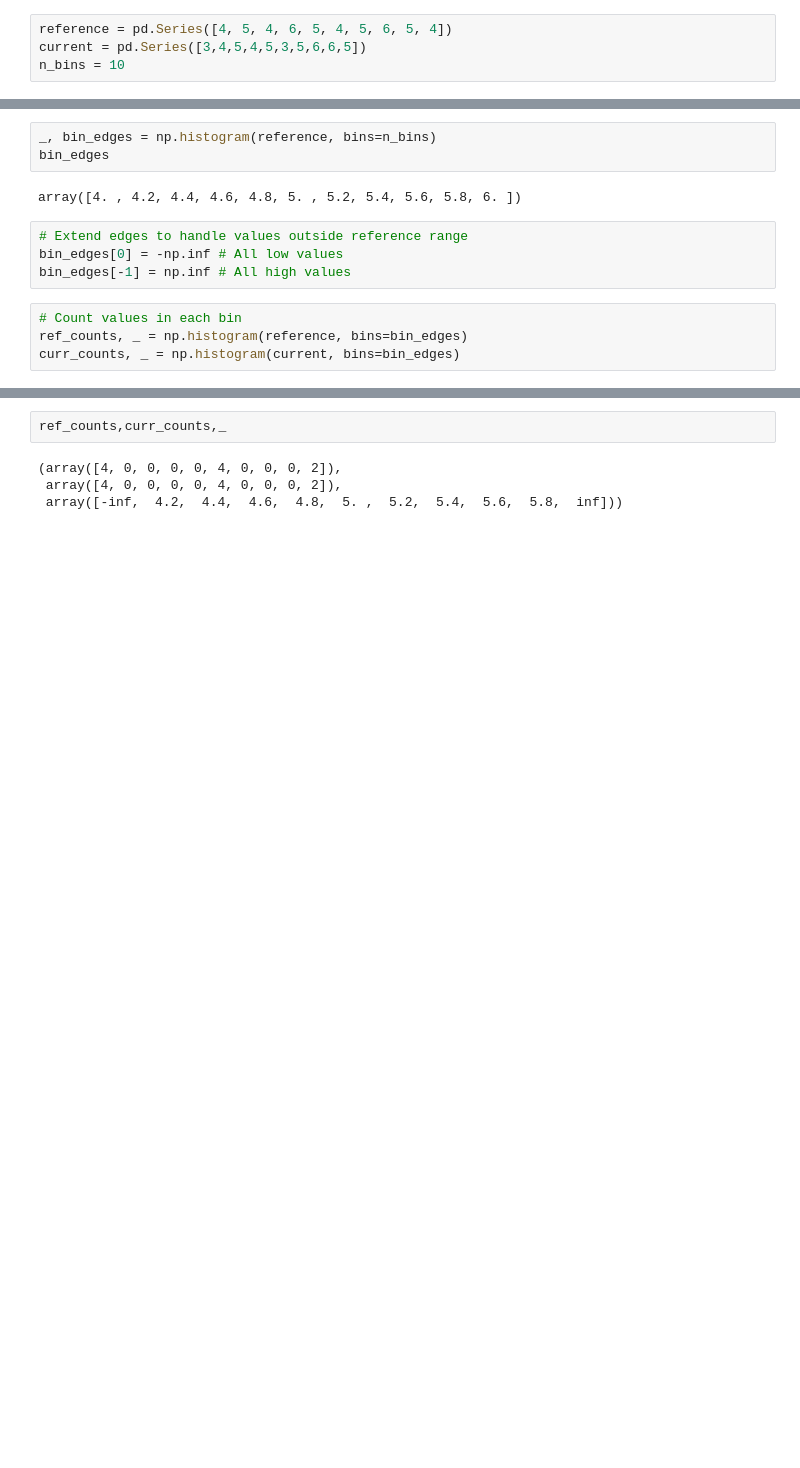
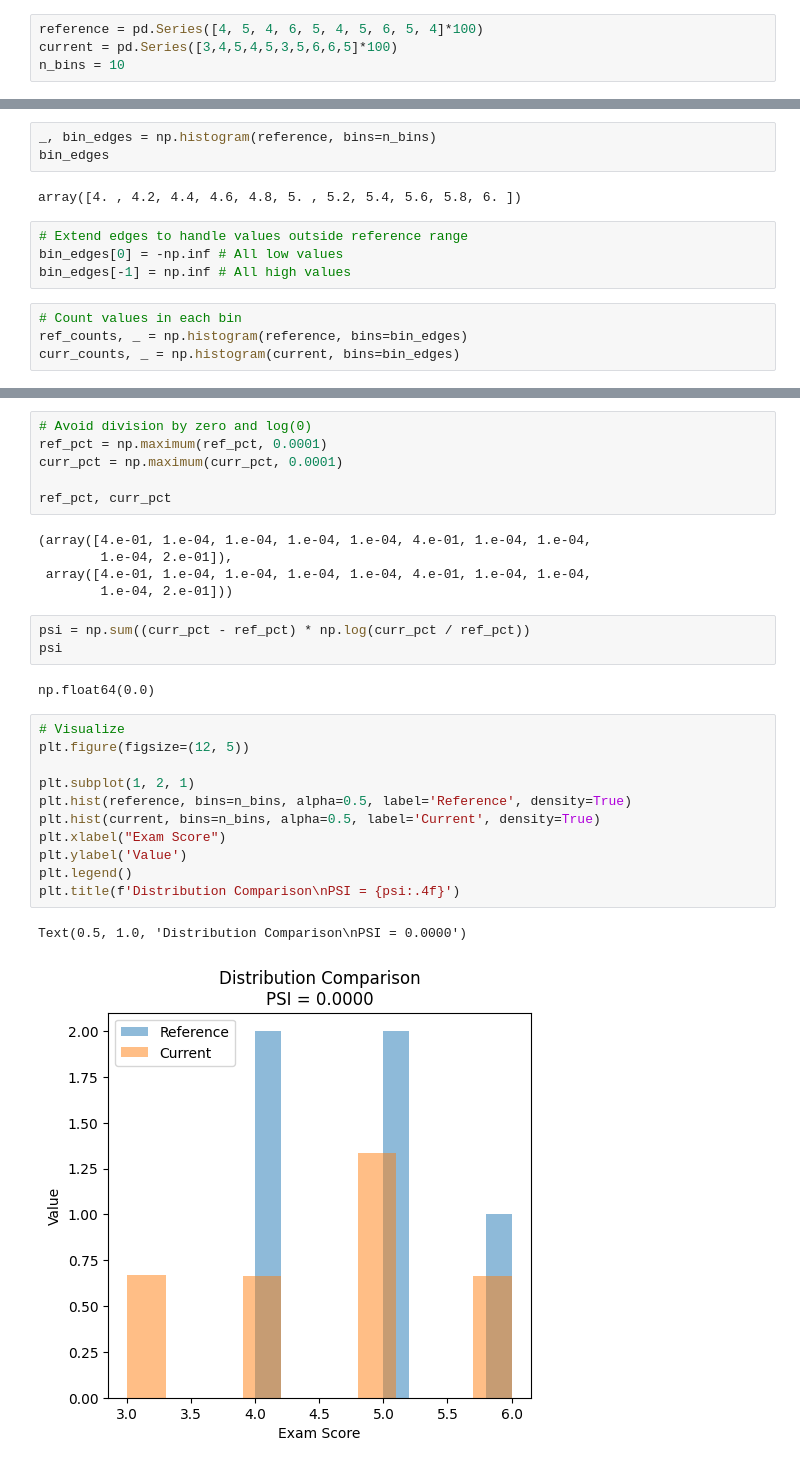
Before and after one commit to mrmorgan-ai/ai-ml-mlops-katas, a Jupyter notebook: notebooks/tests.ipynb, the cells around one changed output, grey strips where cells are left out. Cells and saved outputs as stored; diff of their text form; blank space fills up the shorter version.

```diff
--- a/notebooks/tests.ipynb
+++ b/notebooks/tests.ipynb
@@ -151,6 +152,6 @@ def test_add_mixed():
     result = add(-2, 3)
     assert result == 1
 # %%
-reference = pd.Series([4, 5, 4, 6, 5, 4, 5, 6, 5, 4])
-current = pd.Series([3,4,5,4,5,3,5,6,6,5])
+reference = pd.Series([4, 5, 4, 6, 5, 4, 5, 6, 5, 4]*100)
+current = pd.Series([3,4,5,4,5,3,5,6,6,5]*100)
 n_bins = 10
@@ -170,6 +185,30 @@ curr_counts, _ = np.histogram(current, bins=bin_edges)
 # %%
-ref_counts,curr_counts,_
+# Avoid division by zero and log(0)
+ref_pct = np.maximum(ref_pct, 0.0001)
+curr_pct = np.maximum(curr_pct, 0.0001)
+
+ref_pct, curr_pct
 # %% [output]
-(array([4, 0, 0, 0, 0, 4, 0, 0, 0, 2]),
- array([4, 0, 0, 0, 0, 4, 0, 0, 0, 2]),
- array([-inf,  4.2,  4.4,  4.6,  4.8,  5. ,  5.2,  5.4,  5.6,  5.8,  inf]))
+(array([4.e-01, 1.e-04, 1.e-04, 1.e-04, 1.e-04, 4.e-01, 1.e-04, 1.e-04,
+        1.e-04, 2.e-01]),
+ array([4.e-01, 1.e-04, 1.e-04, 1.e-04, 1.e-04, 4.e-01, 1.e-04, 1.e-04,
+        1.e-04, 2.e-01]))
+# %%
+psi = np.sum((curr_pct - ref_pct) * np.log(curr_pct / ref_pct))
+psi
+# %% [output]
+np.float64(0.0)
+# %%
+# Visualize
+plt.figure(figsize=(12, 5))
+
+plt.subplot(1, 2, 1)
+plt.hist(reference, bins=n_bins, alpha=0.5, label='Reference', density=True)
+plt.hist(current, bins=n_bins, alpha=0.5, label='Current', density=True)
+plt.xlabel("Exam Score")
+plt.ylabel('Value')
+plt.legend()
+plt.title(f'Distribution Comparison\nPSI = {psi:.4f}')
+# %% [output]
+Text(0.5, 1.0, 'Distribution Comparison\nPSI = 0.0000')
+[figure, added]
```
Also changed, not shown: parts of 13 cells of this notebook, 1 other file.
